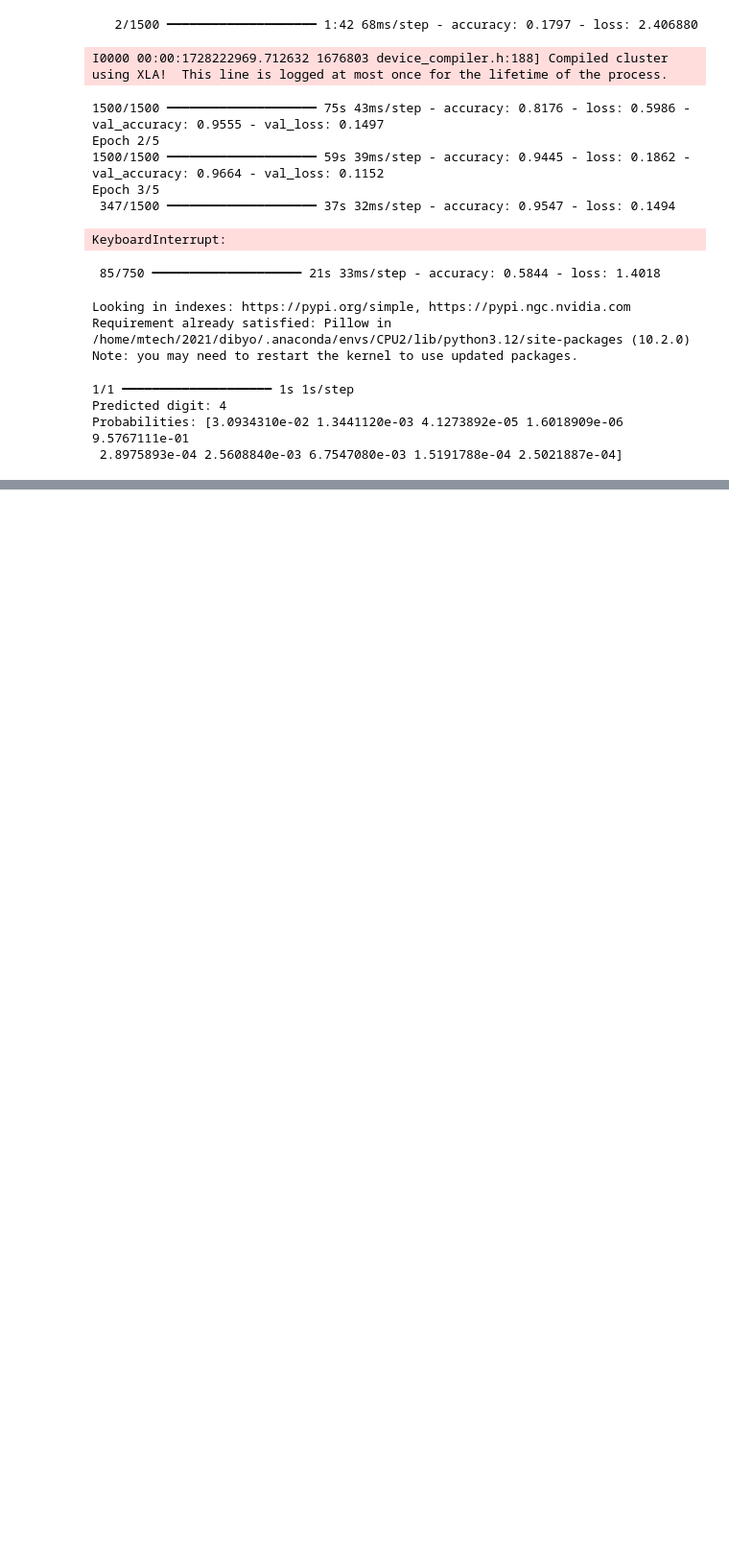
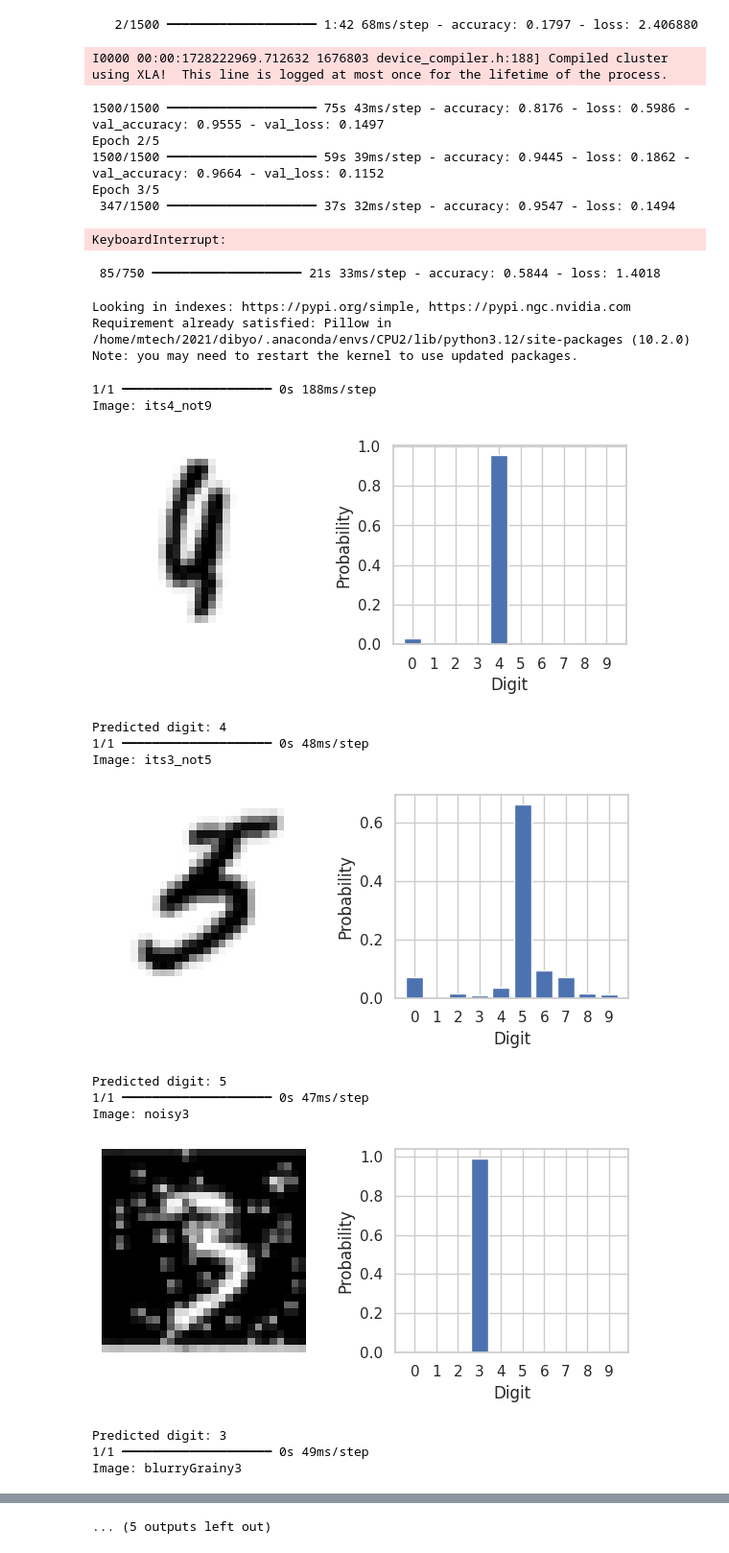
Before and after one commit to ShauryaManiTripathi/DeepLearning, a Jupyter notebook: 001_startingDNN/trainmnist.ipynb, the cells around one changed output, grey strips where cells are left out. Shown at 96% size. Cells and saved outputs as stored; diff of their text form; code cells hidden in the pictures; blank space fills up the shorter version.

```diff
--- a/001_startingDNN/trainmnist.ipynb
+++ b/001_startingDNN/trainmnist.ipynb
@@ -324,47 +324,68 @@ def preprocess_image(image_path):
     # Load the image
     img = Image.open(image_path).convert('L')  # Convert to grayscale
 
     # Resize to 28x28 pixels
     img = img.resize((28, 28))
 
     # Convert to numpy array
     img_array = np.array(img)
 
     # Normalize and reshape
     img_array = img_array.reshape((1, 28, 28, 1)).astype('float32') / 255
 
     return img_array
 
 def predict_digit(model, image):
     # Make prediction
     prediction = model.predict(image)
 
     # Get the predicted digit
     predicted_digit = np.argmax(prediction)
 
     return predicted_digit, prediction[0]
 
 def main():
     # Load the model
     model = load_model()
-
-    # Path to your image
-    image_path = 'image.png'  # Replace with your image path
-
-    # Preprocess the image
-    processed_image = preprocess_image(image_path)
-    processed_image = preprocess_image("Screenshot_20241006_214939.png")
-
-    # Predict
-    predicted_digit, probabilities = predict_digit(model, processed_image)
-
-    print(f"Predicted digit: {predicted_digit}")
-    print(f"Probabilities: {probabilities}")
+    # load all .png files from current directory
+    import os
+    image_paths = [f for f in os.listdir() if f.endswith('.png')]
+    for image_path in image_paths:
+        processed_image = preprocess_image(image_path)
+        # Predict
+        predicted_digit, probabilities = predict_digit(model, processed_image)
+        print(f"Image: {image_path.split('.')[0]}")
+        #print the image with seaborn
+        import matplotlib.pyplot as plt
+        import seaborn as sns
+        sns.set(style='whitegrid')
+        plt.figure(figsize=(6, 3))
+        plt.subplot(1, 2, 1)
+        plt.imshow(processed_image.reshape(28, 28), cmap='gray')
+        plt.axis('off')
+        plt.subplot(1, 2, 2)
+        plt.bar(np.arange(10), probabilities)
+        plt.xlabel('Digit')
+        plt.ylabel('Probability')
+        plt.xticks(np.arange(10))
+        plt.tight_layout()
+        plt.show()
+        print(f"Predicted digit: {predicted_digit}")
 
 if __name__ == "__main__":
     main()
 # %% [output]
-1/1 ━━━━━━━━━━━━━━━━━━━━ 1s 1s/step
-Predicted digit: 4
-Probabilities: [3.0934310e-02 1.3441120e-03 4.1273892e-05 1.6018909e-06 9.5767111e-01
- 2.8975893e-04 2.5608840e-03 6.7547080e-03 1.5191788e-04 2.5021887e-04]
+1/1 ━━━━━━━━━━━━━━━━━━━━ 0s 188ms/step
+Image: its4_not9
+[figure, added]
+Predicted digit: 4
+1/1 ━━━━━━━━━━━━━━━━━━━━ 0s 48ms/step
+Image: its3_not5
+[figure, added]
+Predicted digit: 5
+1/1 ━━━━━━━━━━━━━━━━━━━━ 0s 47ms/step
+Image: noisy3
+[figure, added]
+Predicted digit: 3
+1/1 ━━━━━━━━━━━━━━━━━━━━ 0s 49ms/step
+Image: blurryGrainy3
@@ -370,0 +401 @@ Probabilities: [3.0934310e-02 1.3441120e-03 4.1273892e-05 1.6018909e-06 9.576711
+... (5 outputs left out)
```
Also changed, not shown: parts of 1 cell of this notebook.
